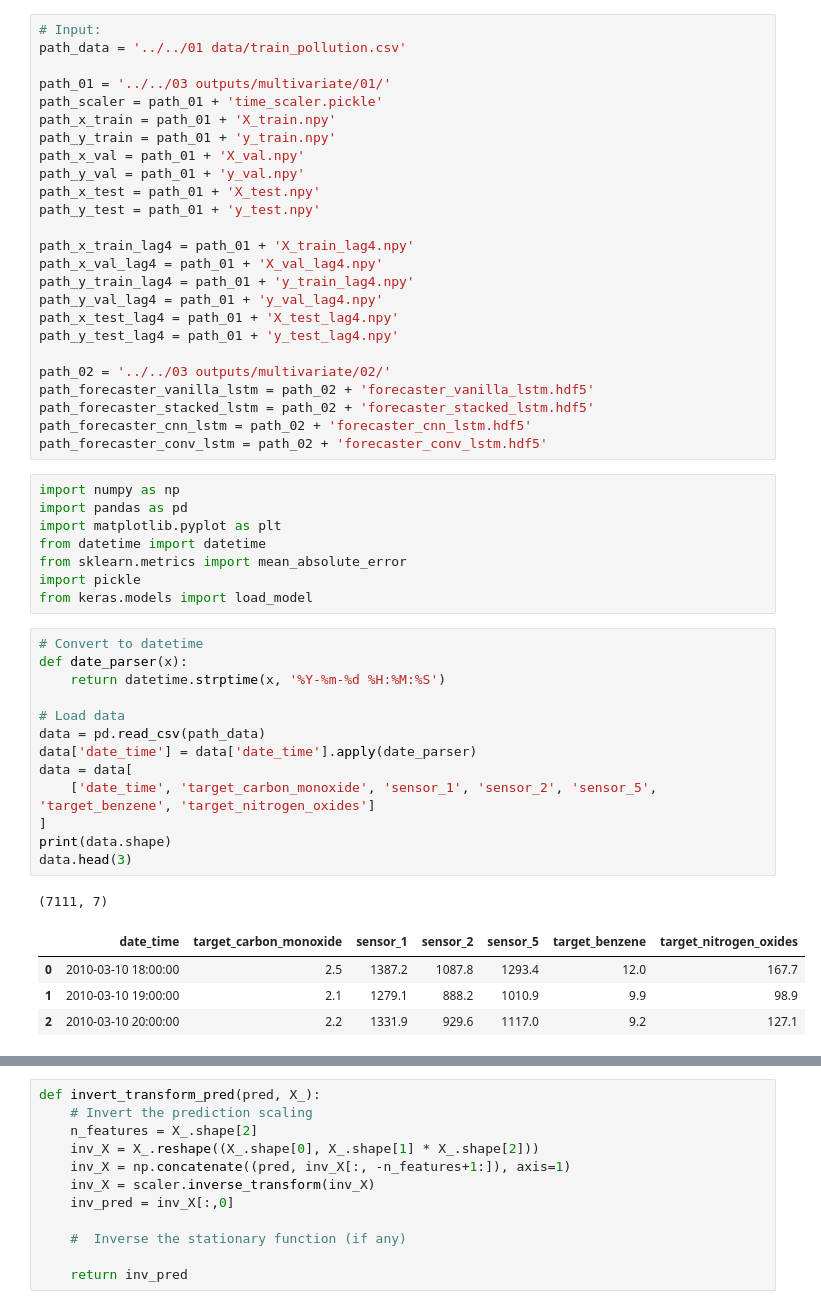
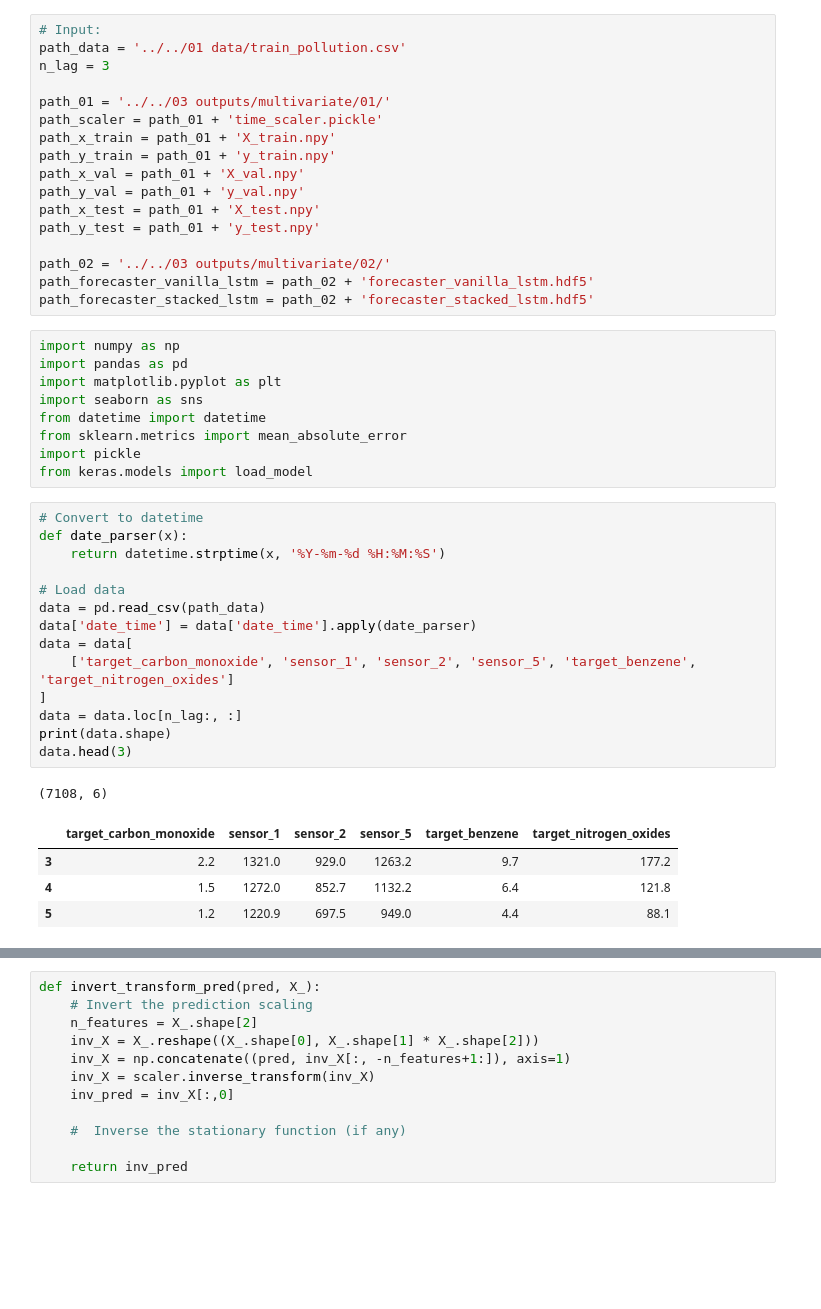
Before and after one commit to Rendi-Geospatial/MachineLearning, a Jupyter notebook: time_series/02 notebooks/multivariate/03 invoke model.ipynb, the cells around one changed output, grey strips where cells are left out. Cells and saved outputs as stored; diff of their text form; blank space fills up the shorter version.

```diff
--- a/time_series/02 notebooks/multivariate/03 invoke model.ipynb
+++ b/time_series/02 notebooks/multivariate/03 invoke model.ipynb
@@ -1,6 +1,7 @@
 # %%
 # Input:
 path_data = '../../01 data/train_pollution.csv'
+n_lag = 3
 
 path_01 = '../../03 outputs/multivariate/01/'
 path_scaler = path_01 + 'time_scaler.pickle'
@@ -11,22 +12,14 @@ path_y_val = path_01 + 'y_val.npy'
 path_x_test = path_01 + 'X_test.npy'
 path_y_test = path_01 + 'y_test.npy'
 
-path_x_train_lag4 = path_01 + 'X_train_lag4.npy'
-path_x_val_lag4 = path_01 + 'X_val_lag4.npy'
-path_y_train_lag4 = path_01 + 'y_train_lag4.npy'
-path_y_val_lag4 = path_01 + 'y_val_lag4.npy'
-path_x_test_lag4 = path_01 + 'X_test_lag4.npy'
-path_y_test_lag4 = path_01 + 'y_test_lag4.npy'
-
 path_02 = '../../03 outputs/multivariate/02/'
 path_forecaster_vanilla_lstm = path_02 + 'forecaster_vanilla_lstm.hdf5'
 path_forecaster_stacked_lstm = path_02 + 'forecaster_stacked_lstm.hdf5'
-path_forecaster_cnn_lstm = path_02 + 'forecaster_cnn_lstm.hdf5'
-path_forecaster_conv_lstm = path_02 + 'forecaster_conv_lstm.hdf5'
 # %%
 import numpy as np
 import pandas as pd
 import matplotlib.pyplot as plt
+import seaborn as sns
 from datetime import datetime
 from sklearn.metrics import mean_absolute_error
 import pickle
@@ -34,22 +27,23 @@ from keras.models import load_model
 # %%
 # Convert to datetime
 def date_parser(x):
     return datetime.strptime(x, '%Y-%m-%d %H:%M:%S')
 
 # Load data
 data = pd.read_csv(path_data)
 data['date_time'] = data['date_time'].apply(date_parser)
 data = data[
-    ['date_time', 'target_carbon_monoxide', 'sensor_1', 'sensor_2', 'sensor_5', 'target_benzene', 'target_nitrogen_oxides']
+    ['target_carbon_monoxide', 'sensor_1', 'sensor_2', 'sensor_5', 'target_benzene', 'target_nitrogen_oxides']
 ]
+data = data.loc[n_lag:, :]
 print(data.shape)
 data.head(3)
 # %% [output]
-(7111, 7)
+(7108, 6)
-|  | date_time | target_carbon_monoxide | sensor_1 | sensor_2 | sensor_5 | target_benzene | target_nitrogen_oxides |
-| 0 | 2010-03-10 18:00:00 | 2.5 | 1387.2 | 1087.8 | 1293.4 | 12.0 | 167.7 |
-| 1 | 2010-03-10 19:00:00 | 2.1 | 1279.1 | 888.2 | 1010.9 | 9.9 | 98.9 |
-| 2 | 2010-03-10 20:00:00 | 2.2 | 1331.9 | 929.6 | 1117.0 | 9.2 | 127.1 |
+|  | target_carbon_monoxide | sensor_1 | sensor_2 | sensor_5 | target_benzene | target_nitrogen_oxides |
+| 3 | 2.2 | 1321.0 | 929.0 | 1263.2 | 9.7 | 177.2 |
+| 4 | 1.5 | 1272.0 | 852.7 | 1132.2 | 6.4 | 121.8 |
+| 5 | 1.2 | 1220.9 | 697.5 | 949.0 | 4.4 | 88.1 |
 # %%
 # Load data (lag 3 steps)
 X_train = np.load(open(path_x_train, 'rb'))
```
Also changed, not shown: parts of 26 cells of this notebook, 11 other files.
